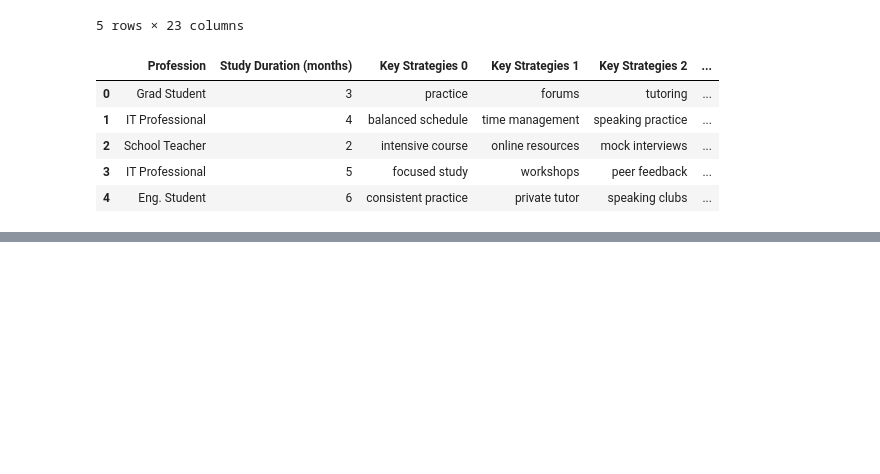
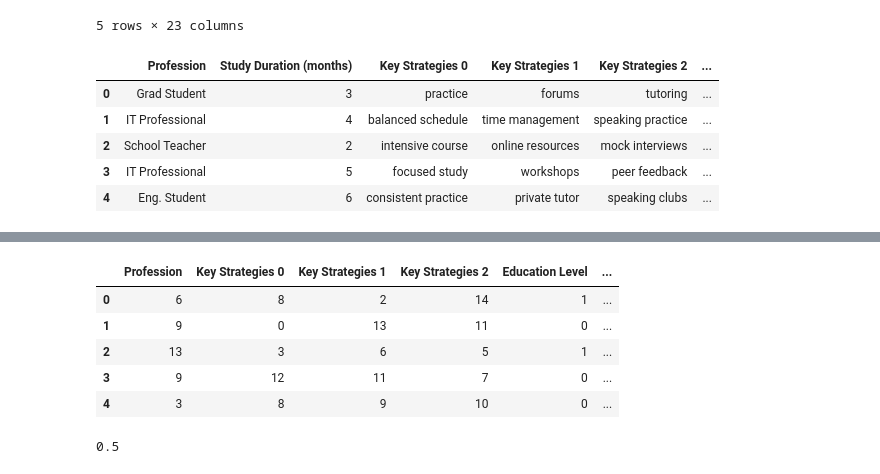
Before and after one commit to amithvardhan99/videos, a Jupyter notebook: IELTS Success Stories Dataset/notebook.ipynb, the cells around one changed output, grey strips where cells are left out. Cells and saved outputs as stored; diff of their text form; code cells hidden in the pictures; blank space fills up the shorter version.

```diff
--- a/IELTS Success Stories Dataset/notebook.ipynb
+++ b/IELTS Success Stories Dataset/notebook.ipynb
@@ -102,0 +160,43 @@ retrieve_no_of_columns_to_split("Preferred Learning Resources")
+# %%
+cols_dtypes = df_3.dtypes.reset_index()
+df_4 = df_3.copy()
+string_columns = cols_dtypes["index"][cols_dtypes[0]=="object"].values.tolist()
+wwwwww = [string_columns.remove(i) for i in newest_columns]
+for ct in string_columns:
+    encode_dict = {}
+    ctr = 0
+    for i in np.sort(df_3[ct].unique()):
+        encode_dict[i] = ctr
+        ctr += 1
+    df_4[ct] = df_4[ct].map(encode_dict)
+# %%
+df_5 = df_4.copy()
+for i in columns_to_split:
+    num = retrieve_no_of_columns_to_split(i)
+    colus = []
+    unique_values = []
+    for j in range(num):
+        column_name = i+" "+str(j)
+        colus.append(column_name)
+        unique_values += df_4[column_name].unique().tolist()
+    unique_values = list(set(unique_values))
+    encode_dict = {}
+    ctr = 0
+    for j in sorted(unique_values):
+        encode_dict[j] = ctr
+        ctr += 1
+    for j in range(num):
+        column_name = i+" "+str(j)
+        df_5[column_name] = df_5[column_name].map(encode_dict)
+# %%
+df_6 = df_5.copy()
+df_6["Practice Hours per Week"] = df_5["Study Duration (months)"] * 4 * df_5["Practice Hours per Week"]
+df_6.drop(columns="Study Duration (months)", inplace=True)
+df_6.head()
+# %% [output]
+|  | Profession | Key Strategies 0 | Key Strategies 1 | Key Strategies 2 | Education Level | ... |
+| 0 | 6 | 8 | 2 | 14 | 1 | ... |
+| 1 | 9 | 0 | 13 | 11 | 0 | ... |
+| 2 | 13 | 3 | 6 | 5 | 1 | ... |
+| 3 | 9 | 12 | 11 | 7 | 0 | ... |
+| 4 | 3 | 8 | 9 | 10 | 0 | ... |
@@ -102,0 +220,5 @@ retrieve_no_of_columns_to_split("Preferred Learning Resources")
+# %%
+root_mean_squared_error = round_to_nearest_ielts_score(np.sqrt(mean_squared_error(y_test, y_pred)))
+root_mean_squared_error
+# %% [output]
+0.5
```
Also changed, not shown: parts of 13 cells of this notebook.
